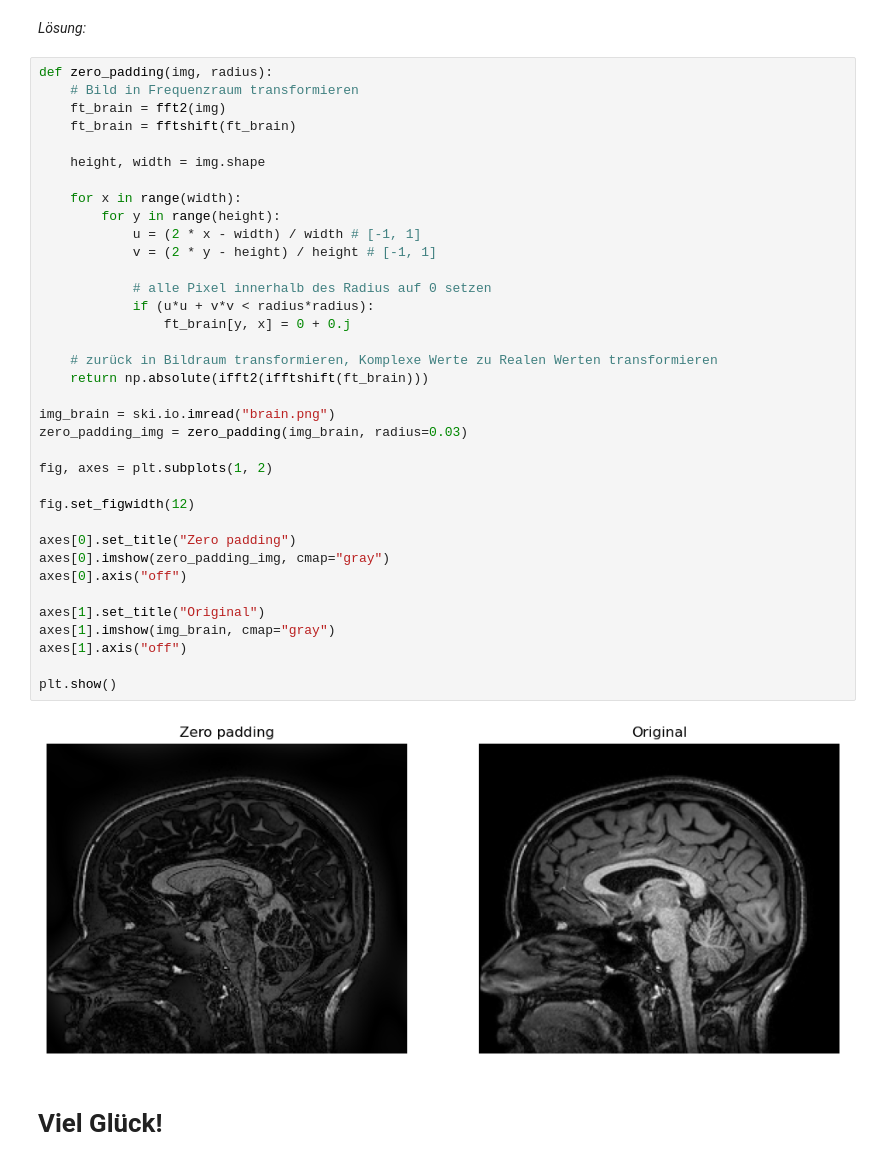
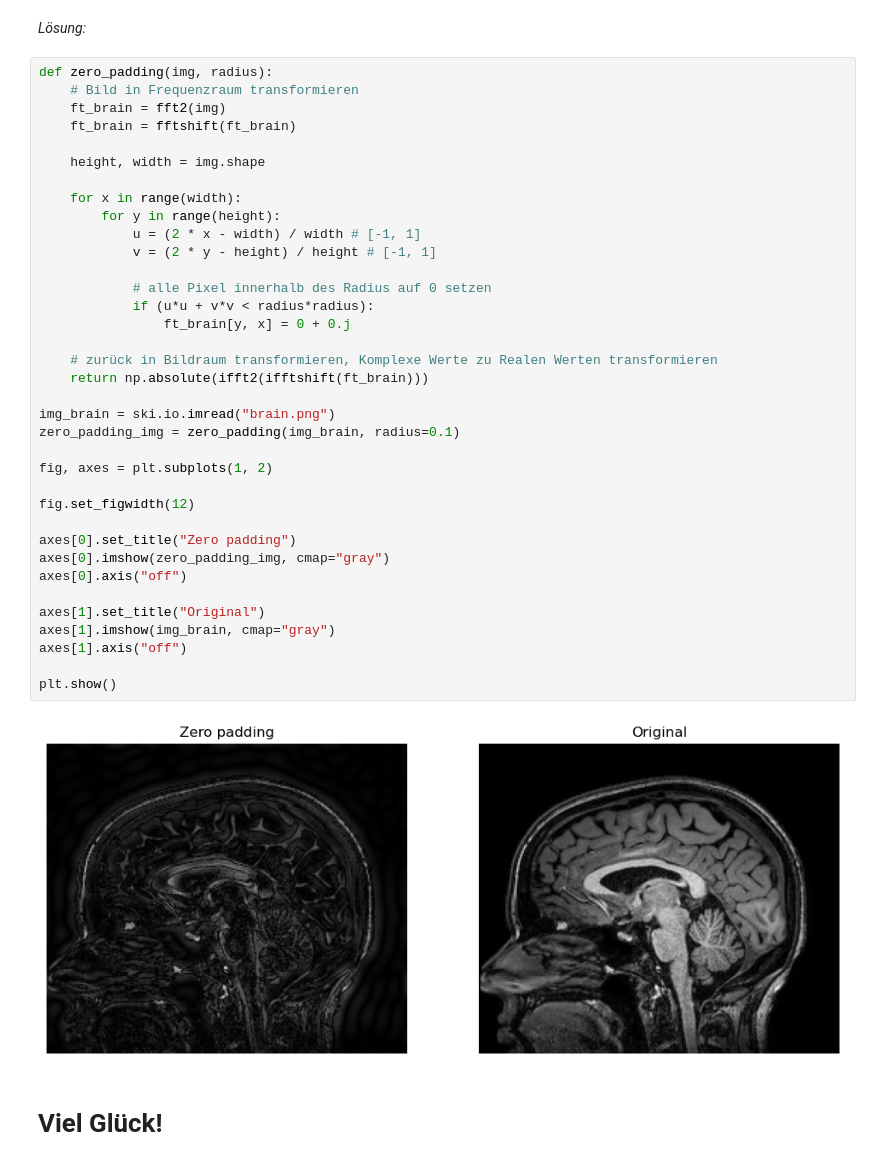
Before and after one commit to TimNogga/MedizinischeBildAnalyseBonn, a Jupyter notebook: mba-03/MBA_03.ipynb, the cells around one changed output. Saved outputs shown, nothing was run; the diff lists cells and outputs as text.

```diff
--- a/mba-03/MBA_03.ipynb
+++ b/mba-03/MBA_03.ipynb
@@ -336,34 +338,34 @@ def zero_padding(img, radius):
 	height, width = img.shape
 
 	for x in range(width):
 		for y in range(height):
 			u = (2 * x - width) / width # [-1, 1]
 			v = (2 * y - height) / height # [-1, 1]
 
 			# alle Pixel innerhalb des Radius auf 0 setzen
 			if (u*u + v*v < radius*radius):
 				ft_brain[y, x] = 0 + 0.j
 
 	# zurück in Bildraum transformieren, Komplexe Werte zu Realen Werten transformieren
 	return np.absolute(ifft2(ifftshift(ft_brain)))
 
 img_brain = ski.io.imread("brain.png")
-zero_padding_img = zero_padding(img_brain, radius=0.03)
+zero_padding_img = zero_padding(img_brain, radius=0.1)
 
 fig, axes = plt.subplots(1, 2)
 
 fig.set_figwidth(12)
 
 axes[0].set_title("Zero padding")
 axes[0].imshow(zero_padding_img, cmap="gray")
 axes[0].axis("off")
 
 axes[1].set_title("Original")
 axes[1].imshow(img_brain, cmap="gray")
 axes[1].axis("off")
 
 plt.show()
 # %% [output]
-[figure, old version]
+[figure, new version]
 # %% [markdown]
 # Viel Glück!
```
Also changed, not shown: parts of 1 cell of this notebook.
